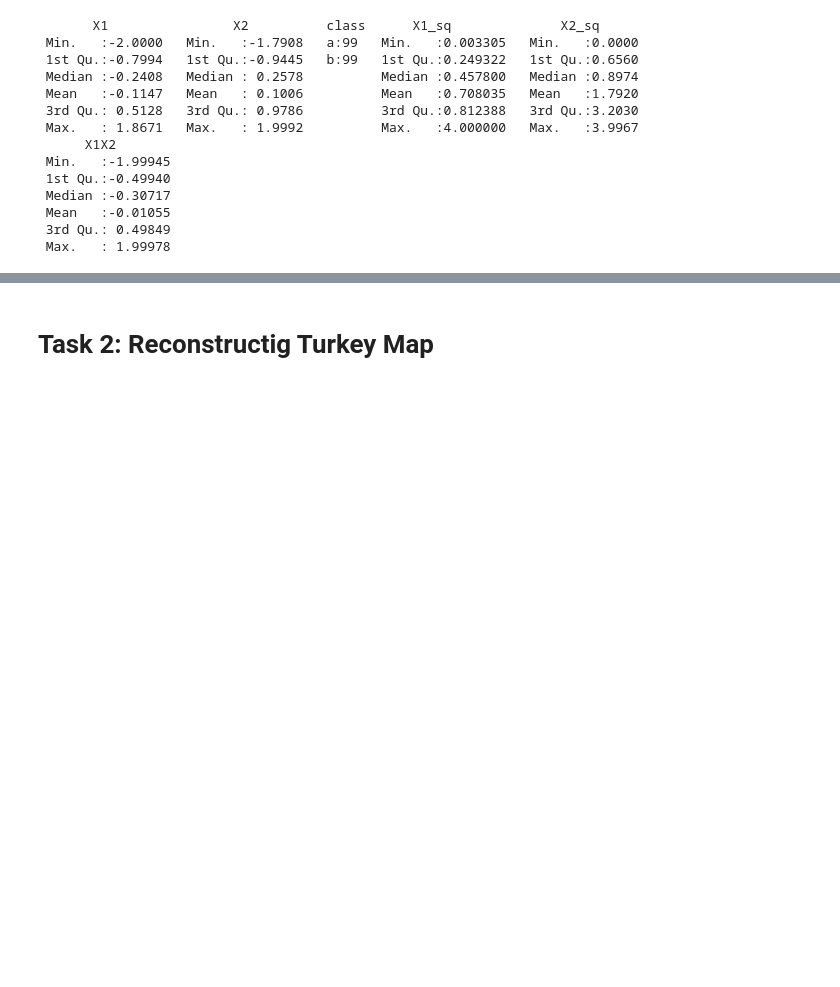
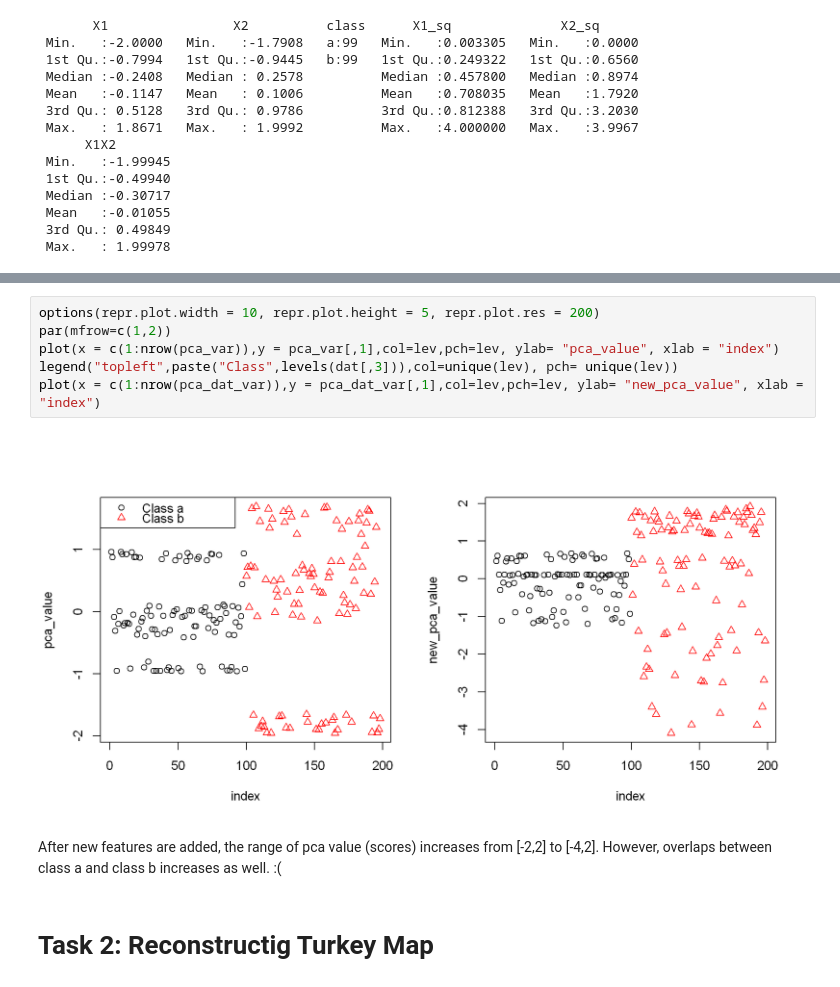
Before and after one commit to BU-IE-582/fall21-paslanpatir, a Jupyter notebook: Assignment2_DimensionalityReduction.ipynb, the cells around one changed output, grey strips where cells are left out. Cells and saved outputs as stored; diff of their text form; blank space fills up the shorter version.

```diff
--- a/Assignment2_DimensionalityReduction.ipynb
+++ b/Assignment2_DimensionalityReduction.ipynb
@@ -207,5 +229,15 @@ Therefore, more explicable components are the ones with the highes eigenvalue.
 
 In this pca study, almost 61% of the total variability is represented by the first two components. Some can define this a successful application.
+# %%
+options(repr.plot.width = 10, repr.plot.height = 5, repr.plot.res = 200)
+par(mfrow=c(1,2))
+plot(x = c(1:nrow(pca_var)),y = pca_var[,1],col=lev,pch=lev, ylab= "pca_value", xlab = "index")
+legend("topleft",paste("Class",levels(dat[,3])),col=unique(lev), pch= unique(lev))
+plot(x = c(1:nrow(pca_dat_var)),y = pca_dat_var[,1],col=lev,pch=lev, ylab= "new_pca_value", xlab = "index")
+# %% [output]
+[figure, added]
+# %% [markdown]
+After new features are added, the range of pca value (scores) increases from [-2,2] to [-4,2].  However, overlaps between class a and class b increases as well. :(
 # %% [markdown]
 # Task 2: Reconstructig Turkey Map
 # %%
```
Also changed, not shown: parts of 36 cells of this notebook.
